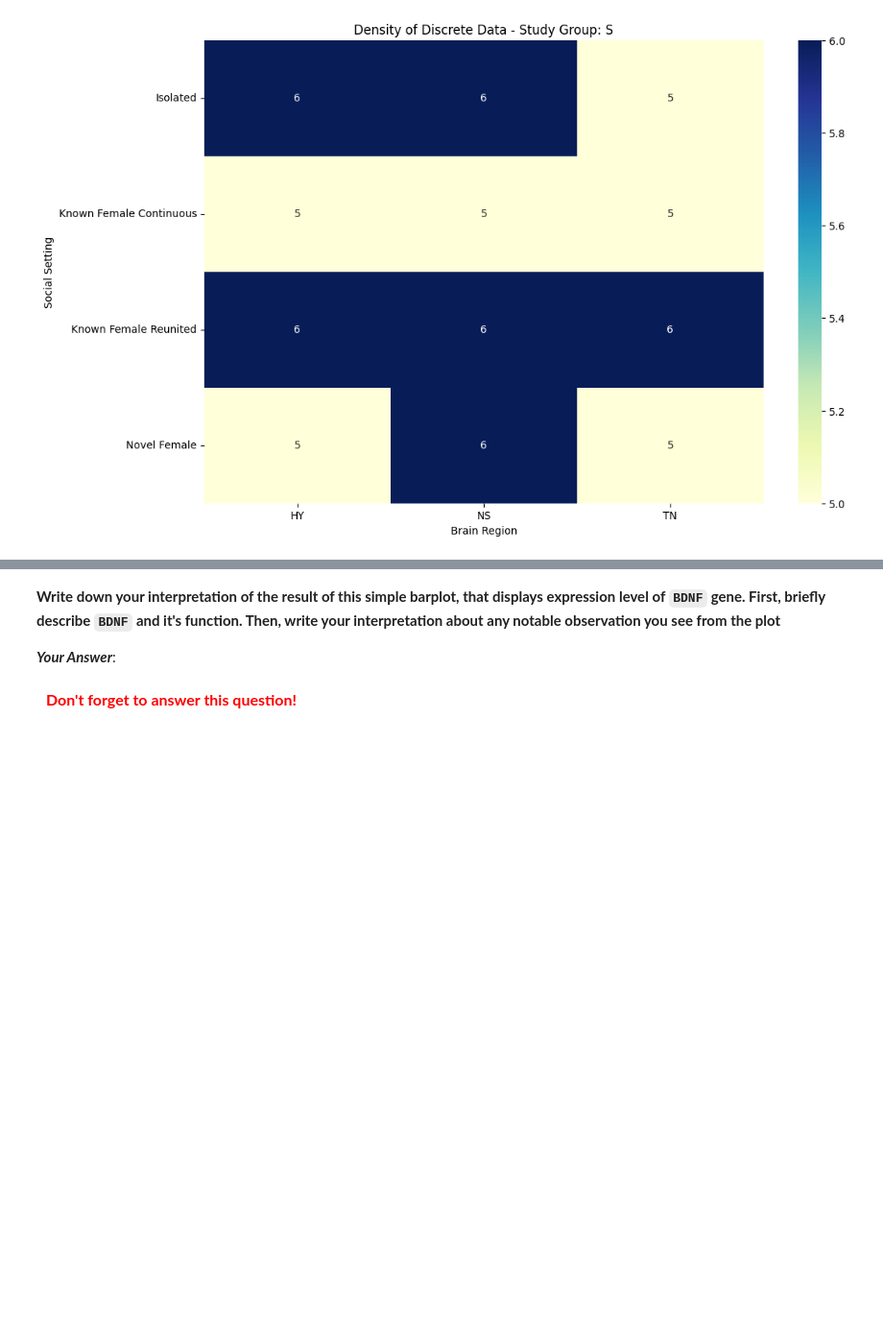
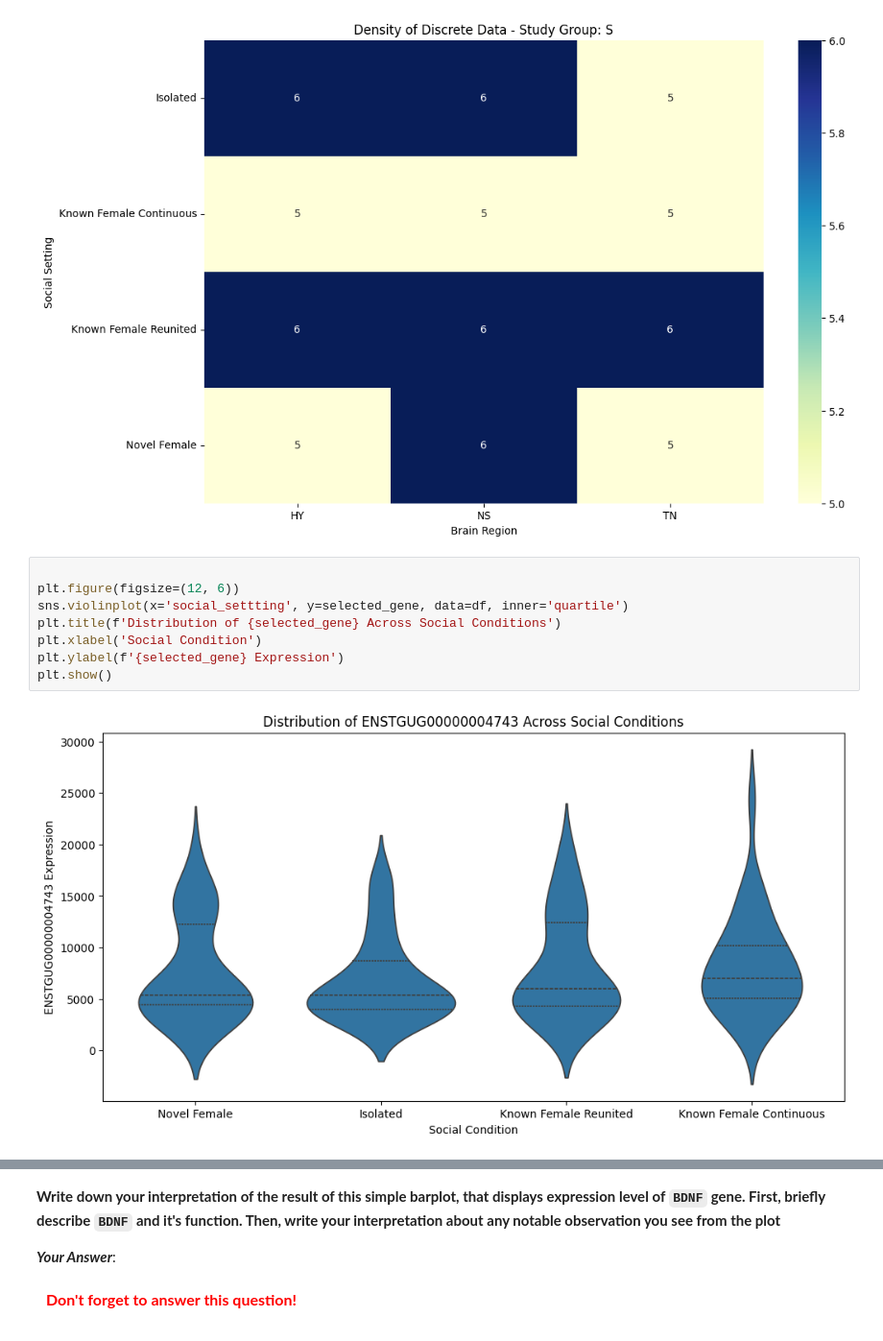
Before and after one commit to mjmaher987/Bioinformatics-Project, a Jupyter notebook: Task 3/SongBirdStudy.ipynb, the cells around one changed output, grey strips where cells are left out. Shown at 96% size. Cells and saved outputs as stored; diff of their text form; blank space fills up the shorter version.

```diff
--- a/Task 3/SongBirdStudy.ipynb
+++ b/Task 3/SongBirdStudy.ipynb
@@ -528,3 +602,13 @@ for study_group in study_groups:
 # %% [output]
 [figure]
 [figure]
+# %%
+
+plt.figure(figsize=(12, 6))
+sns.violinplot(x='social_settting', y=selected_gene, data=df, inner='quartile')
+plt.title(f'Distribution of {selected_gene} Across Social Conditions')
+plt.xlabel('Social Condition')
+plt.ylabel(f'{selected_gene} Expression')
+plt.show()
+# %% [output]
+[figure, added]
```
Also changed, not shown: parts of 10 cells of this notebook.
